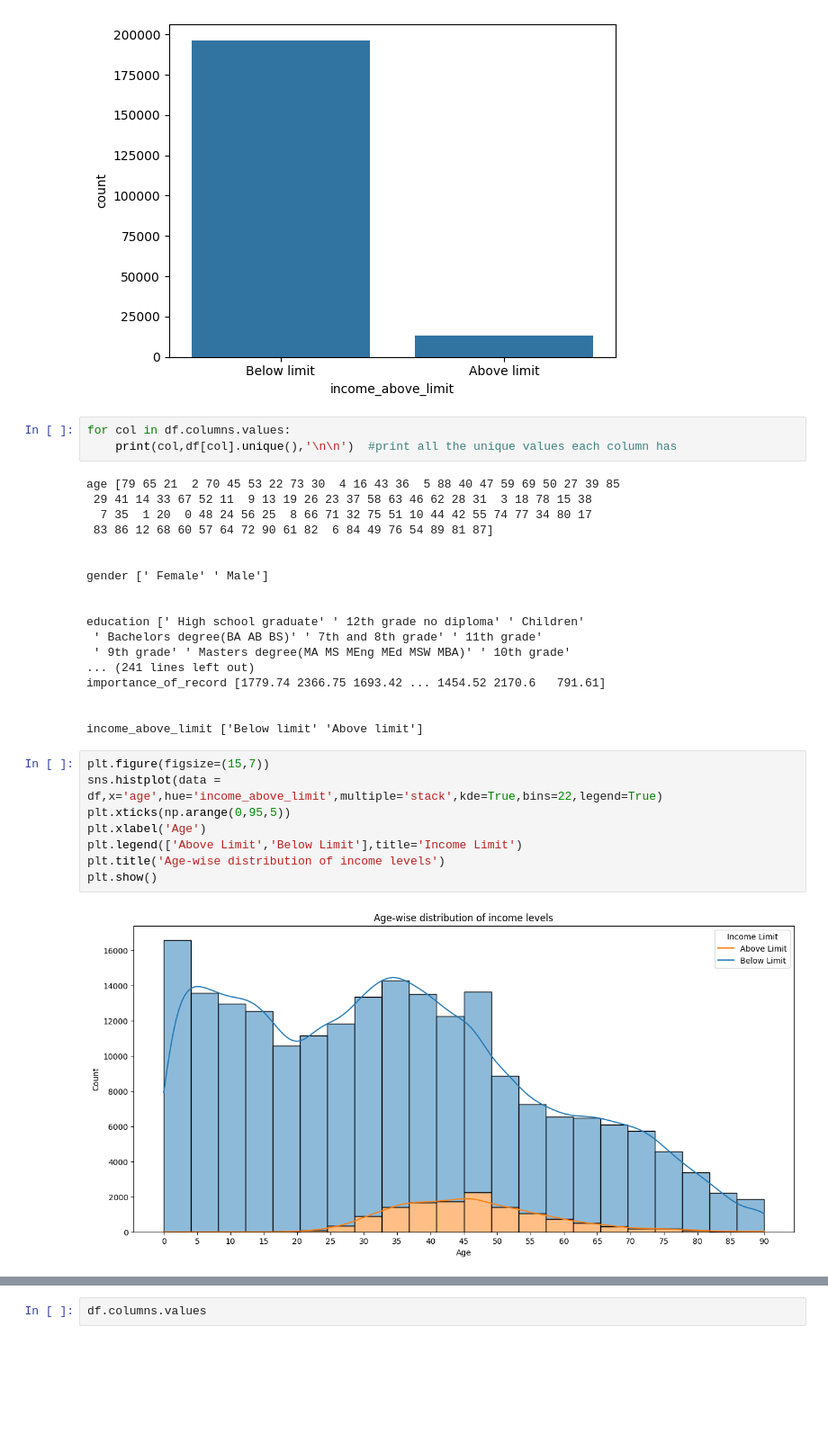
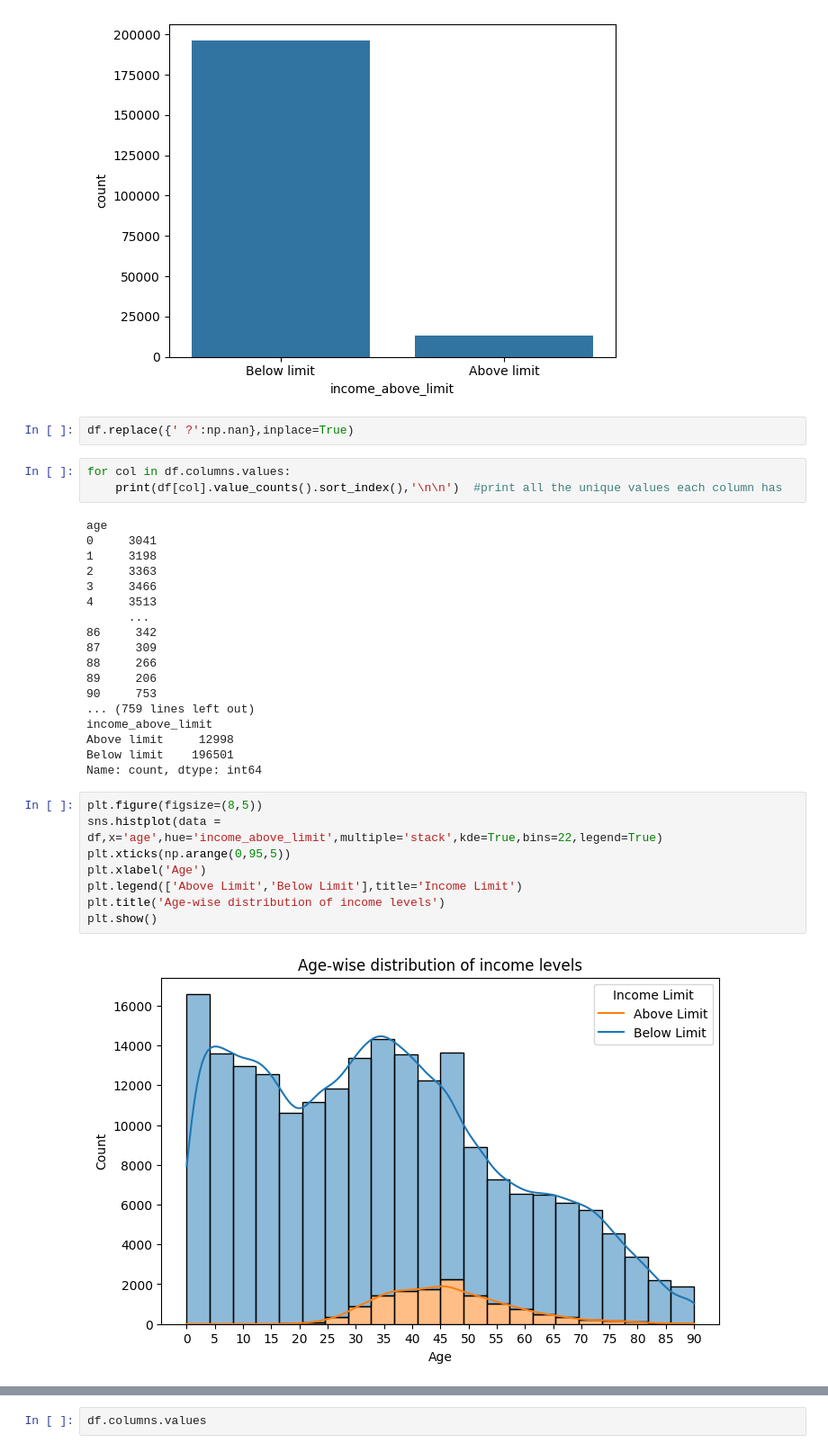
Before and after one commit to jatin-thakur-20/IIP-Project_2, a Jupyter notebook: iip_project_start.ipynb, the cells around one changed output, grey strips where cells are left out. Shown at 90% size. Drawn from its saved outputs; the diff is of its cells as text; blank space fills up the shorter version.

```diff
--- a/iip_project_start.ipynb
+++ b/iip_project_start.ipynb
@@ -143,35 +131,37 @@ sns.countplot(x=df['income_above_limit']) # the imbalance in the target variable
 # %% [output]
 <Axes: xlabel='income_above_limit', ylabel='count'>
 [figure]
+# %%
+df.replace({' ?':np.nan},inplace=True)
 # %%
 for col in df.columns.values:
-    print(col,df[col].unique(),'\n\n')  #print all the unique values each column has
+    print(df[col].value_counts().sort_index(),'\n\n')  #print all the unique values each column has
 # %% [output]
-age [79 65 21  2 70 45 53 22 73 30  4 16 43 36  5 88 40 47 59 69 50 27 39 85
- 29 41 14 33 67 52 11  9 13 19 26 23 37 58 63 46 62 28 31  3 18 78 15 38
-  7 35  1 20  0 48 24 56 25  8 66 71 32 75 51 10 44 42 55 74 77 34 80 17
- 83 86 12 68 60 57 64 72 90 61 82  6 84 49 76 54 89 81 87]
-
-
-gender [' Female' ' Male']
-
-
-education [' High school graduate' ' 12th grade no diploma' ' Children'
- ' Bachelors degree(BA AB BS)' ' 7th and 8th grade' ' 11th grade'
- ' 9th grade' ' Masters degree(MA MS MEng MEd MSW MBA)' ' 10th grade'
-... (241 lines left out)
-importance_of_record [1779.74 2366.75 1693.42 ... 1454.52 2170.6   791.61]
-
-
-income_above_limit ['Below limit' 'Above limit']
+age
+0     3041
+1     3198
+2     3363
+3     3466
+4     3513
+      ...
+86     342
+87     309
+88     266
+89     206
+90     753
+... (759 lines left out)
+income_above_limit
+Above limit     12998
+Below limit    196501
+Name: count, dtype: int64
 # %%
-plt.figure(figsize=(15,7))
+plt.figure(figsize=(8,5))
 sns.histplot(data = df,x='age',hue='income_above_limit',multiple='stack',kde=True,bins=22,legend=True)
 plt.xticks(np.arange(0,95,5))
 plt.xlabel('Age')
 plt.legend(['Above Limit','Below Limit'],title='Income Limit')
 plt.title('Age-wise distribution of income levels')
 plt.show()
 # %% [output]
-[figure, old version]
+[figure, new version]
 # %%
```
Also changed, not shown: parts of 51 cells of this notebook, 1 other file.
